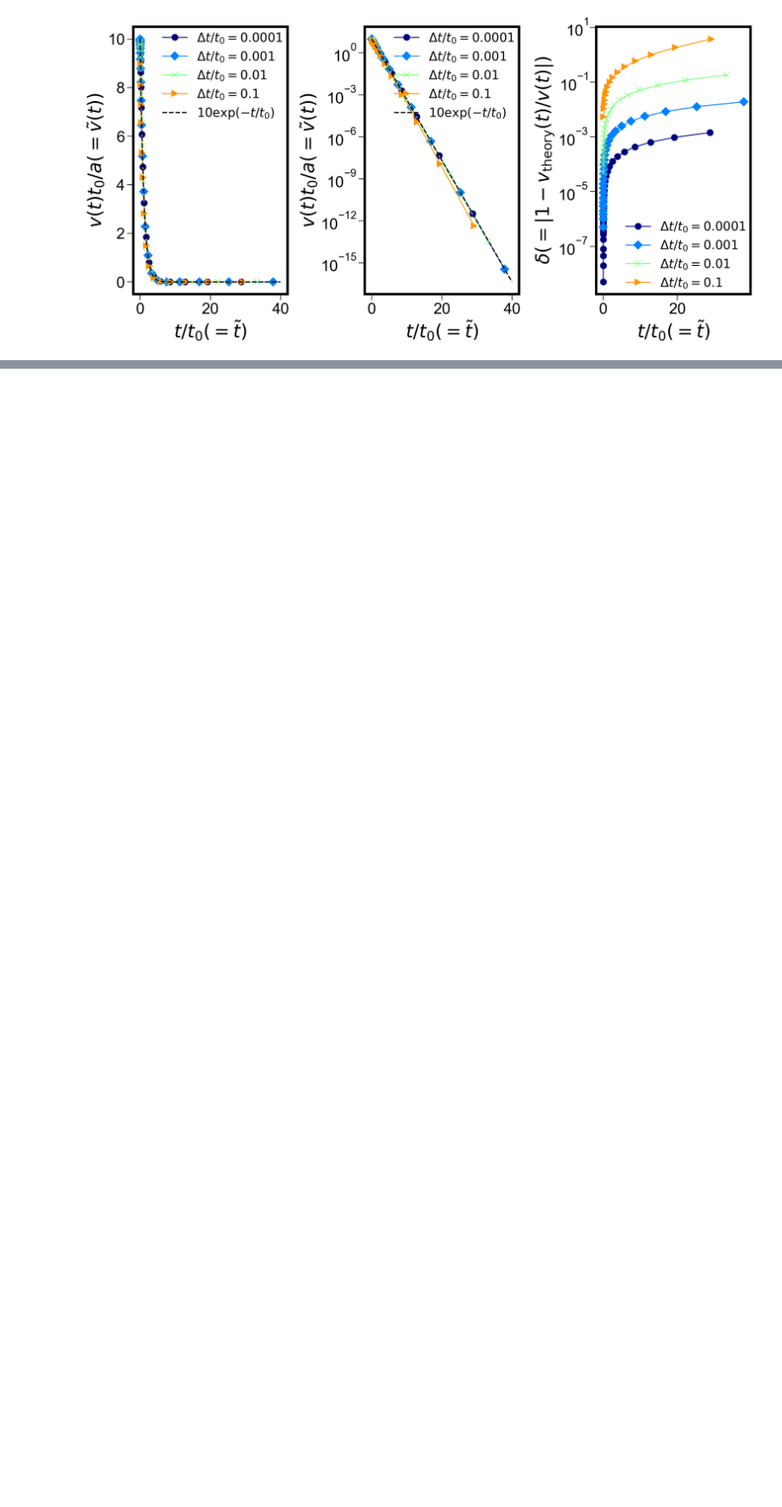
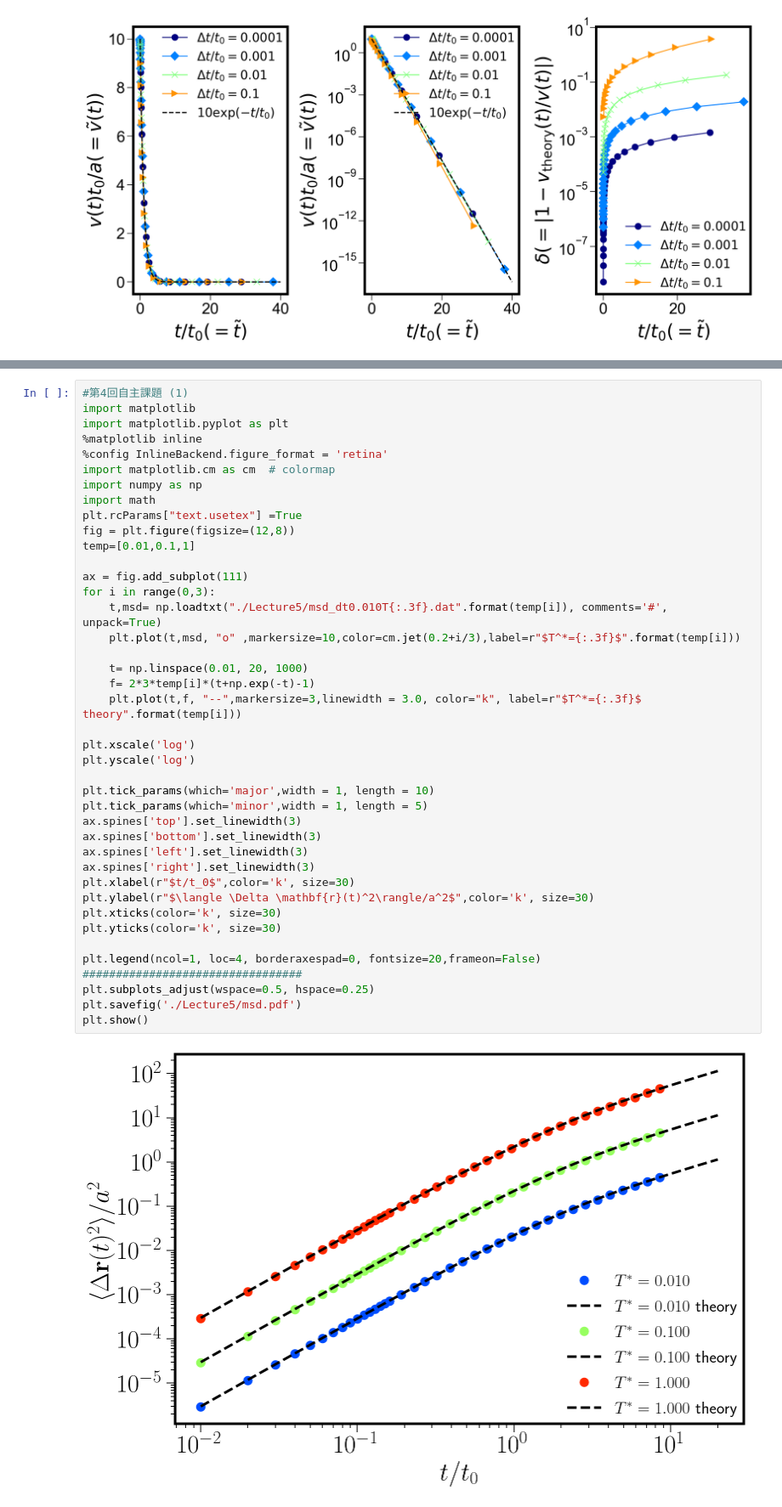
Before and after one commit to TakeshiKawasaki/2023-simulation-training, a Jupyter notebook: 2023_simulation.ipynb, the cells around one changed output, grey strips where cells are left out. Shown at 85% size. Drawn from its saved outputs; the diff is of its cells as text; blank space fills up the shorter version.

```diff
--- a/2023_simulation.ipynb
+++ b/2023_simulation.ipynb
@@ -367,0 +370,43 @@ plt.savefig('./Lecture4/damp_osci.pdf')
+# %%
+#第4回自主課題 (1)
+import matplotlib
+import matplotlib.pyplot as plt
+%matplotlib inline
+%config InlineBackend.figure_format = 'retina'
+import matplotlib.cm as cm  # colormap
+import numpy as np
+import math
+plt.rcParams["text.usetex"] =True
+fig = plt.figure(figsize=(12,8))
+temp=[0.01,0.1,1]
+
+ax = fig.add_subplot(111)
+for i in range(0,3):
+    t,msd= np.loadtxt("./Lecture5/msd_dt0.010T{:.3f}.dat".format(temp[i]), comments='#', unpack=True)
+    plt.plot(t,msd, "o" ,markersize=10,color=cm.jet(0.2+i/3),label=r"$T^*={:.3f}$".format(temp[i]))
+
+    t= np.linspace(0.01, 20, 1000)
+    f= 2*3*temp[i]*(t+np.exp(-t)-1)
+    plt.plot(t,f, "--",markersize=3,linewidth = 3.0, color="k", label=r"$T^*={:.3f}$ theory".format(temp[i]))
+
+plt.xscale('log')
+plt.yscale('log')
+
+plt.tick_params(which='major',width = 1, length = 10)
+plt.tick_params(which='minor',width = 1, length = 5)
+ax.spines['top'].set_linewidth(3)
+ax.spines['bottom'].set_linewidth(3)
+ax.spines['left'].set_linewidth(3)
+ax.spines['right'].set_linewidth(3)
+plt.xlabel(r"$t/t_0$",color='k', size=30)
+plt.ylabel(r"$\langle \Delta \mathbf{r}(t)^2\rangle/a^2$",color='k', size=30)
+plt.xticks(color='k', size=30)
+plt.yticks(color='k', size=30)
+
+plt.legend(ncol=1, loc=4, borderaxespad=0, fontsize=20,frameon=False)
+#################################
+plt.subplots_adjust(wspace=0.5, hspace=0.25)
+plt.savefig('./Lecture5/msd.pdf')
+plt.show()
+# %% [output]
+[figure, added]
```
Also changed, not shown: parts of 3 cells of this notebook.
